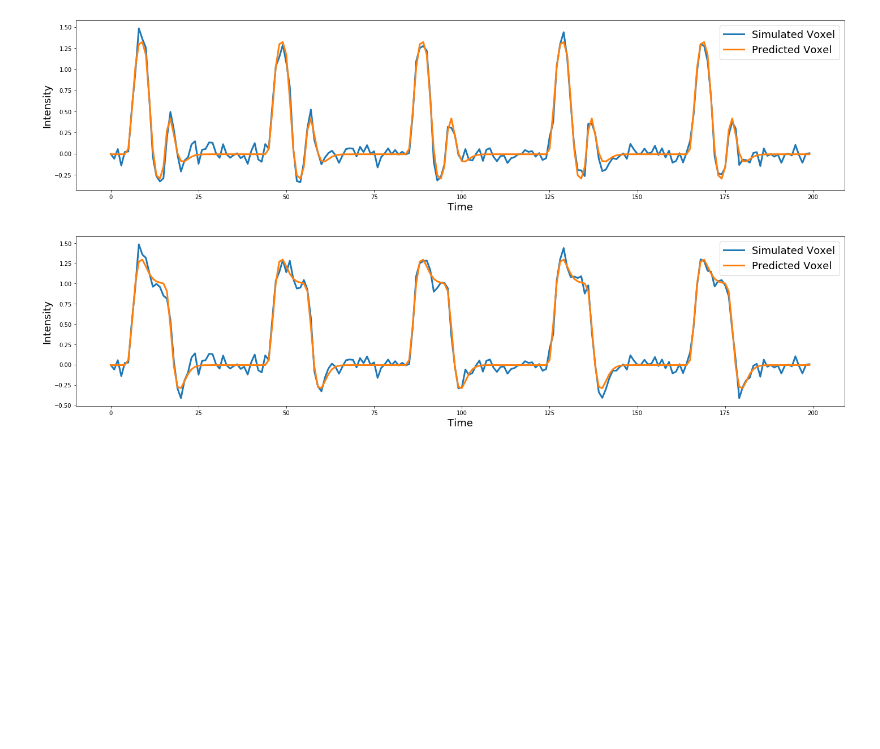
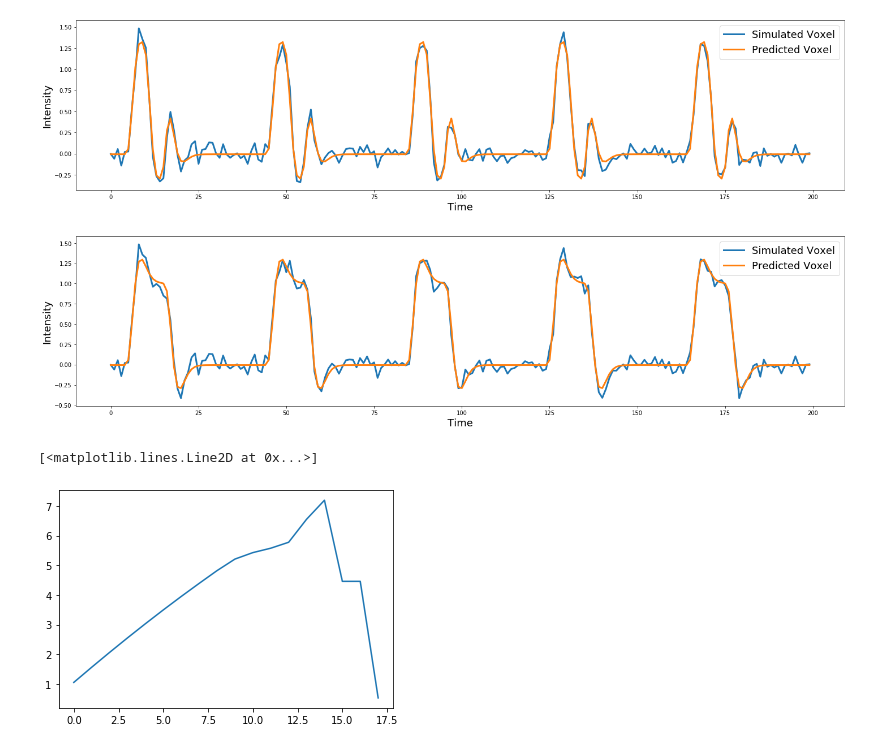
Before and after one commit to knights207210/bai-book, a Jupyter notebook: content/labs/lab-glm/index.ipynb, the cells around one changed output. Cells and saved outputs as stored; diff of their text form; code cells hidden in the pictures; blank space fills up the shorter version.

```diff
--- a/content/labs/lab-glm/index.ipynb
+++ b/content/labs/lab-glm/index.ipynb
@@ -1098,3 +1098,19 @@ duration=10
 [figure]
 [figure]
 [figure]
+# %%
+c1 = [0, 1, 0]
+contrasts = [c1]
+n = np.arange(2,20,1)
+contrast = []
+for n_trials in n:
+    f = lambda : simulate_signal(2, 200, n_trials, ['face', 'object'], [1, 1], 10, 0, 0.05)
+    beta, r_square, predicted_sigma, t, contrast_efficiencies = solutions.glm_analysis_beta(f, contrasts, plot=False)
+    #html = generate_results_html(['intercept','face','object'], contrasts, beta, r_square, contrast_efficiencies)
+    #display(HTML(f'n_trials={n_trials}' + html))
+    contrast.append(contrast_efficiencies[0])
+
+plt.plot(contrast)
+# %% [output]
+[<matplotlib.lines.Line2D at 0x...>]
+[figure, added]
```
